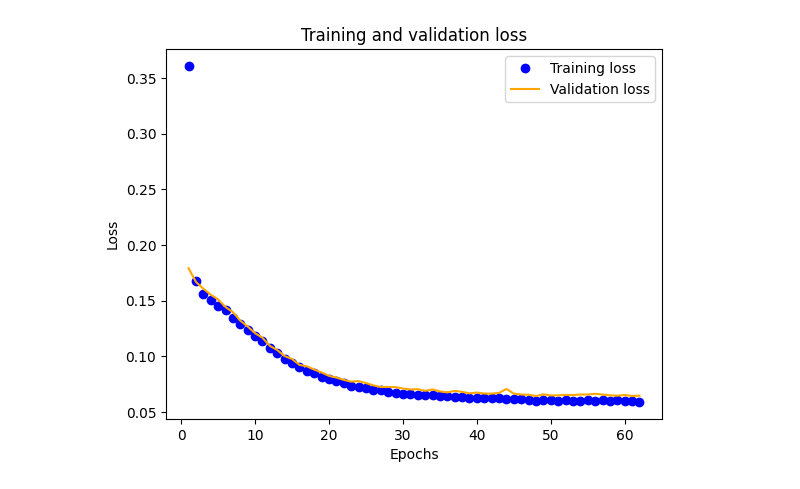
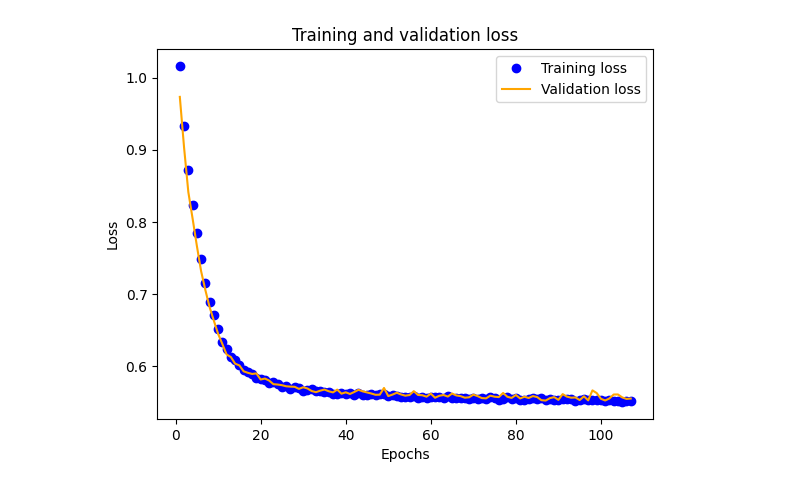
Before and after one commit to swaldy/filter, a Jupyter notebook: model_pipeline/SimpleNN_Qkeras_DNN.ipynb, the cells around one changed output. Drawn from its saved outputs; the diff is of its cells as text; code cells hidden in the pictures.

```diff
--- a/model_pipeline/SimpleNN_Qkeras_DNN.ipynb
+++ b/model_pipeline/SimpleNN_Qkeras_DNN.ipynb
@@ -198,0 +282,23 @@ Epoch 62/150
+# %%
+qes = EarlyStopping(monitor='val_loss',
+                    #monitor='val_sparse_categorical_accuracy',
+                    #mode='max', # don't minimize the accuracy!
+                    patience=20,
+                    restore_best_weights=True)
+
+qhistory = qmodel.fit(X_train,
+                y_train,
+                callbacks=[qes],
+                epochs=150,
+                batch_size=1024,
+                validation_split=0.2,
+                shuffle=True,
+                verbose=0)
+
+model_save_quantized_weights(qmodel, qmodel_q_weights_save_name)
+qmodel.save(qmodel_save_name)
+print('Save:', qmodel_save_name)
+print('Save:', qmodel_q_weights_save_name)
+
+# from keras_sequential_ascii import keras2ascii
+# keras2ascii(qmodel)
@@ -199,17 +310,17 @@ Epoch 62/150
 # %%
-history_dict = history.history
-loss_values = history_dict['loss']
-val_loss_values = history_dict['val_loss']
+qhistory_dict = qhistory.history
+loss_values = qhistory_dict['loss']
+val_loss_values = qhistory_dict['val_loss']
 epochs = range(1, len(loss_values) + 1)
 plt.plot(epochs, loss_values, 'bo', label='Training loss')
 plt.plot(epochs, val_loss_values, 'orange', label='Validation loss')
 plt.title('Training and validation loss')
 plt.xlabel('Epochs')
 plt.ylabel('Loss')
 plt.legend()
-plt.savefig(f'{results_dir}/loss.png')
+plt.savefig(f'{results_dir}images/QkerasModelLoss.png')
 # %% [output]
-[figure, old version]
+[figure, new version]
 # %%
 acc = history.history['sparse_categorical_accuracy']
 val_acc = history.history['val_sparse_categorical_accuracy']
```
Also changed, not shown: parts of 25 cells of this notebook, 4 other files.
